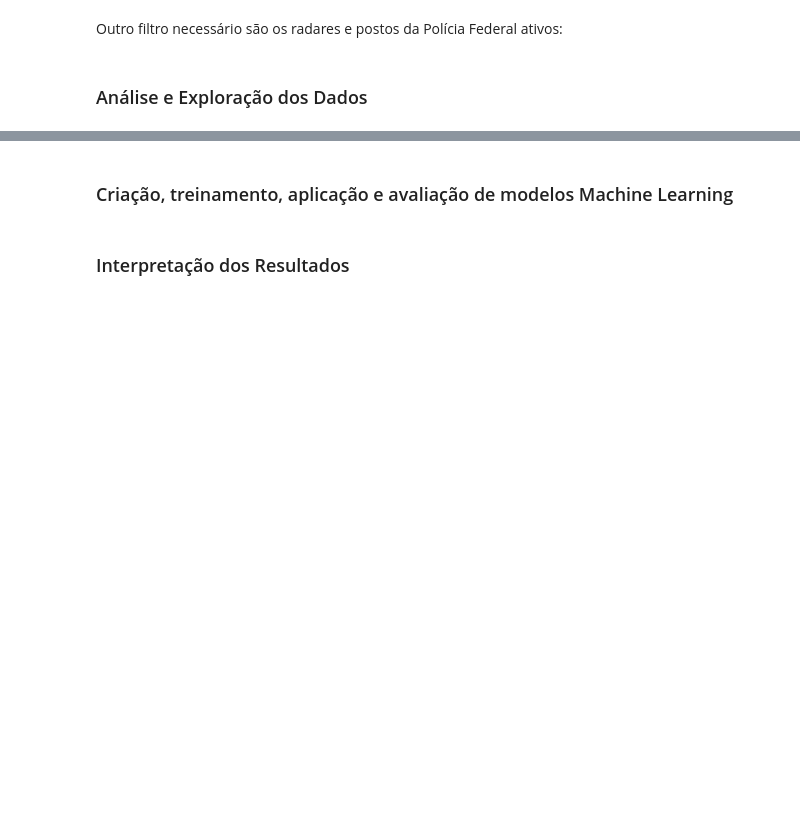
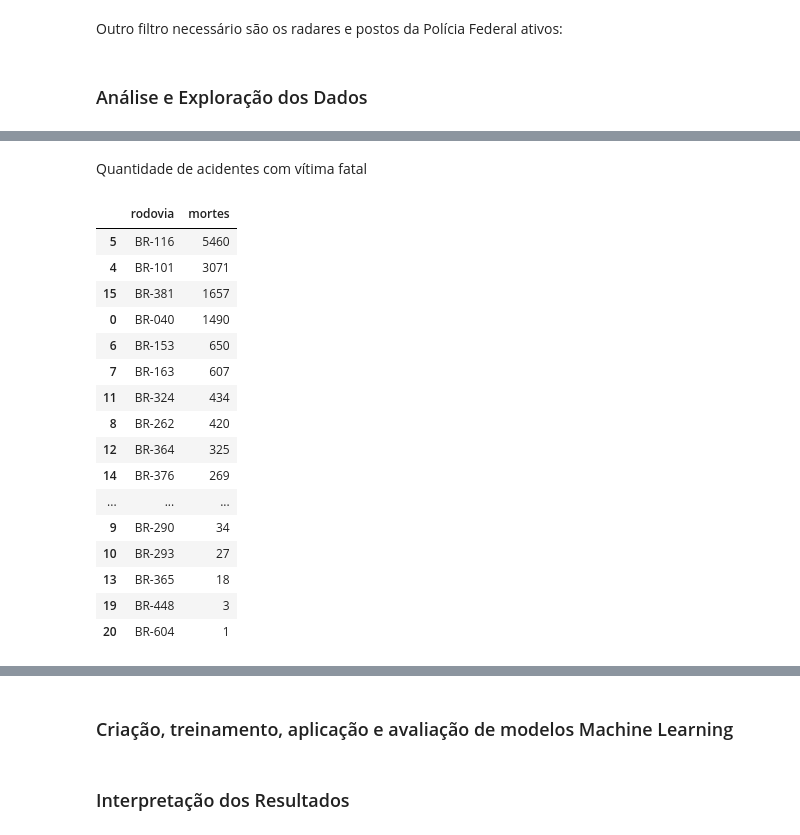
Before and after one commit to veronicasa95/TCC-PUC-MINAS, a Jupyter notebook: data-collect/TCC - PUC Minas - Verônica Sá.ipynb, the cells around one changed output, grey strips where cells are left out. Drawn from its saved outputs; the diff is of its cells as text; code cells hidden in the pictures; blank space fills up the shorter version.

```diff
--- a/data-collect/TCC - PUC Minas - Verônica Sá.ipynb
+++ b/data-collect/TCC - PUC Minas - Verônica Sá.ipynb
@@ -314,0 +339,23 @@ df_postos_prf = df_postos_prf[df_postos_prf['situacao'].str.contains("Ativo")]
+# %% [markdown]
+
+Quantidade de acidentes com vítima fatal
+# %%
+df_acidentes[df_acidentes['mortos'] != 0].groupby(['rodovia']).size().reset_index(name='mortes').sort_values(by=['mortes'], ascending=False)
+# %% [output]
+|  | rodovia | mortes |
+| 5 | BR-116 | 5460 |
+| 4 | BR-101 | 3071 |
+| 15 | BR-381 | 1657 |
+| 0 | BR-040 | 1490 |
+| 6 | BR-153 | 650 |
+| 7 | BR-163 | 607 |
+| 11 | BR-324 | 434 |
+| 8 | BR-262 | 420 |
+| 12 | BR-364 | 325 |
+| 14 | BR-376 | 269 |
+| ... | ... | ... |
+| 9 | BR-290 | 34 |
+| 10 | BR-293 | 27 |
+| 13 | BR-365 | 18 |
+| 19 | BR-448 | 3 |
+| 20 | BR-604 | 1 |
```
Also changed, not shown: parts of 18 cells of this notebook.
